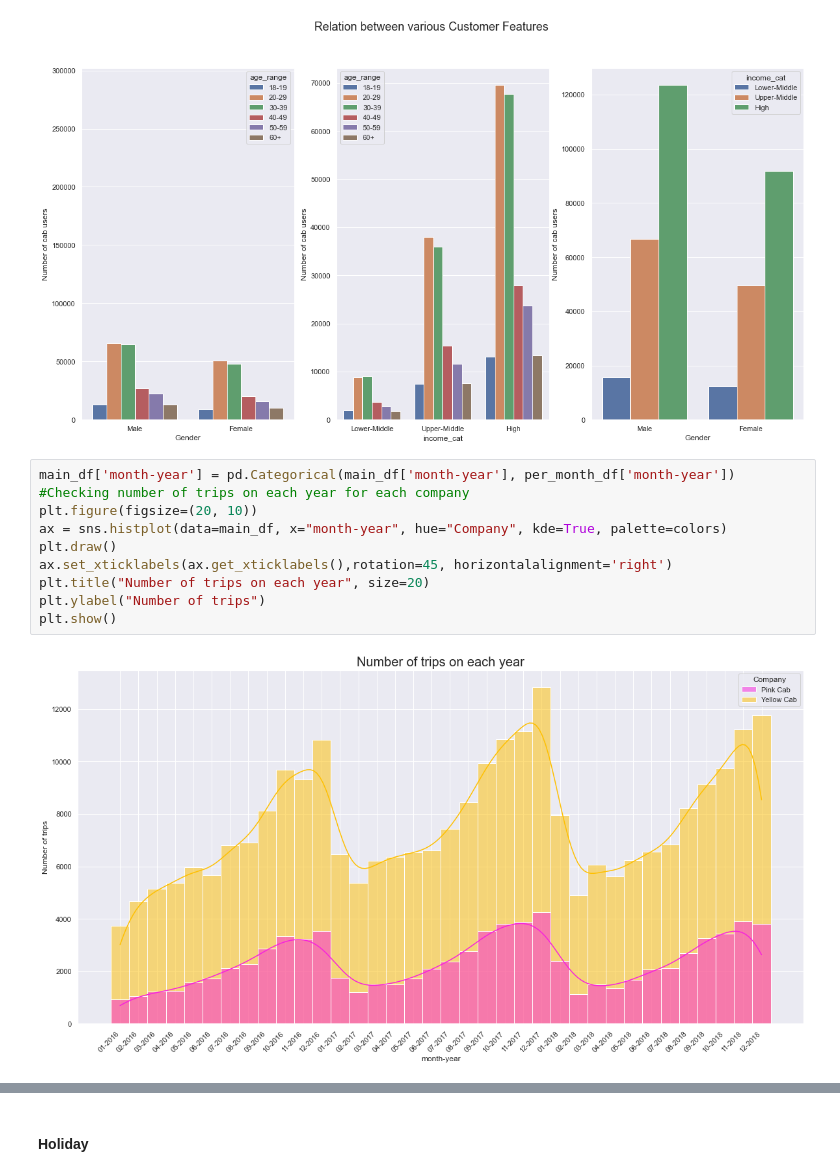
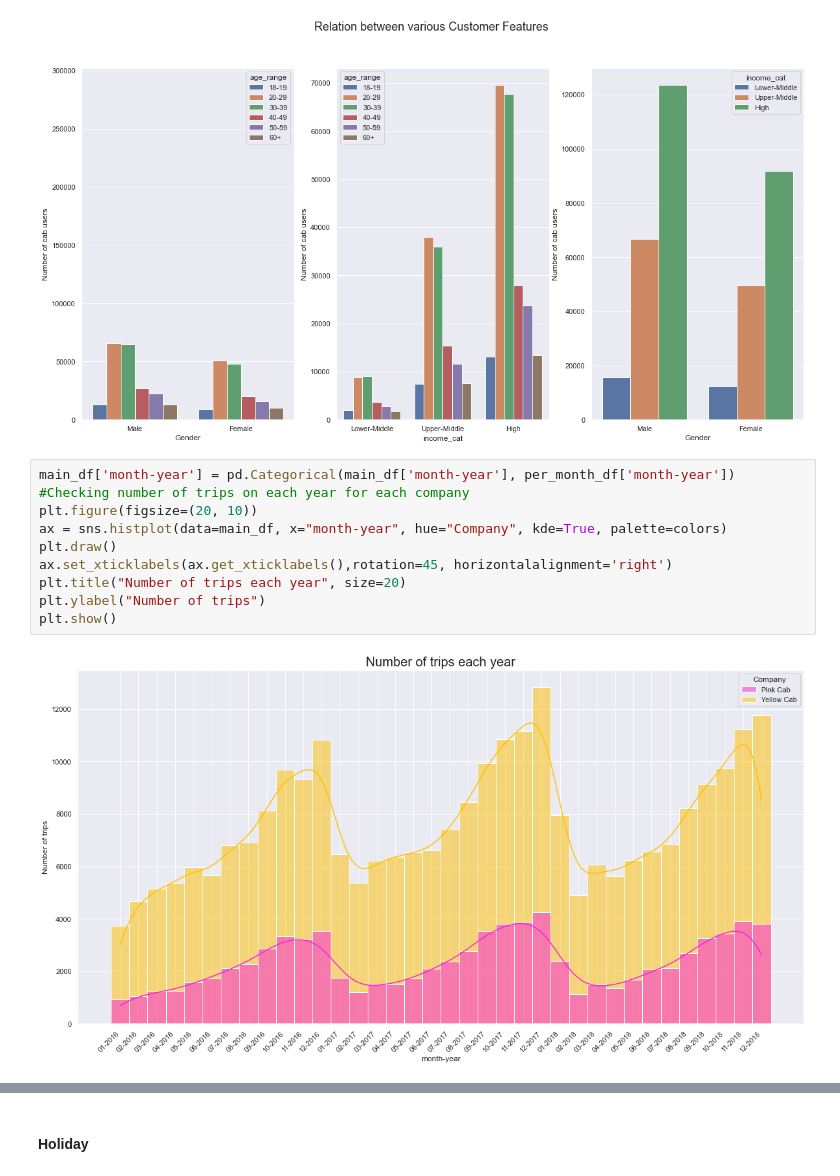
Before and after one commit to yashjadwani/Week2, a Jupyter notebook: Week2_G2M_CAB.ipynb, the cells around one changed output, grey strips where cells are left out. Drawn from its saved outputs; the diff is of its cells as text.

```diff
--- a/Week2_G2M_CAB.ipynb
+++ b/Week2_G2M_CAB.ipynb
@@ -703,12 +701,12 @@ Text(0, 0.5, 'Number of cab users')
 # %%
 main_df['month-year'] = pd.Categorical(main_df['month-year'], per_month_df['month-year'])
 #Checking number of trips on each year for each company
 plt.figure(figsize=(20, 10))
 ax = sns.histplot(data=main_df, x="month-year", hue="Company", kde=True, palette=colors)
 plt.draw()
 ax.set_xticklabels(ax.get_xticklabels(),rotation=45, horizontalalignment='right')
-plt.title("Number of trips on each year", size=20)
+plt.title("Number of trips each year", size=20)
 plt.ylabel("Number of trips")
 plt.show()
 # %% [output]
-[figure, old version]
+[figure, new version]
```
Also changed, not shown: parts of 42 cells of this notebook.
